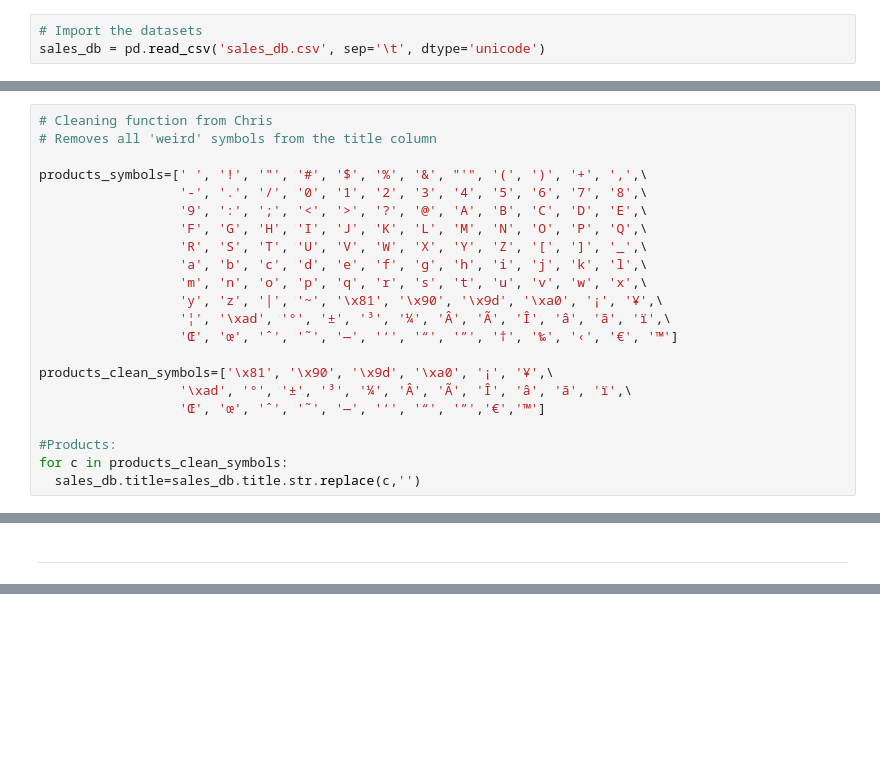
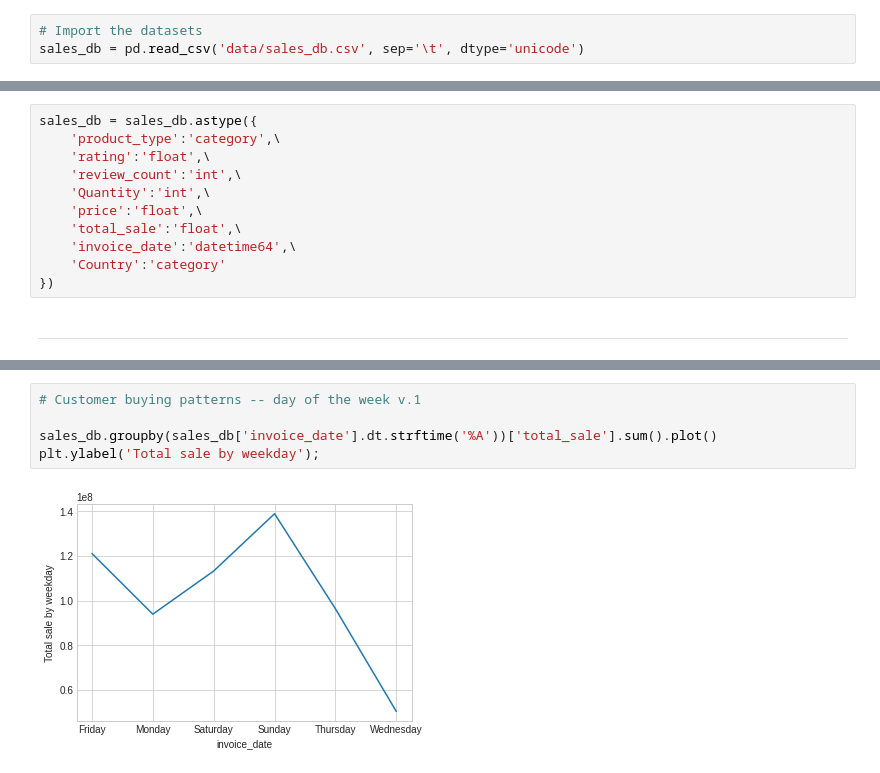
Before and after one commit to jmb-oddbook/ecom_project, a Jupyter notebook: ecom_viz.ipynb, the cells around one changed output, grey strips where cells are left out. Drawn from its saved outputs; the diff is of its cells as text; blank space fills up the shorter version.

Commit message:
Visualisations
Fixed typos in readme, first part of visualisations notebook

```diff
--- a/ecom_viz.ipynb
+++ b/ecom_viz.ipynb
@@ -11,7 +11,7 @@ from collections import Counter
 plt.style.use('seaborn-whitegrid')
 # %%
 # Import the datasets
-sales_db = pd.read_csv('sales_db.csv', sep='\t', dtype='unicode')
+sales_db = pd.read_csv('data/sales_db.csv', sep='\t', dtype='unicode')
 # %%
 sales_db.head(12)
 # %% [output]
@@ -28,25 +28,3 @@ sales_db.head(12)
 | 9 | B004JMZPJQ | 22366 | Case Logic DCB-308 SLR Camera Sli... | dslr camera | 4.3 | 925 | 78536593 | 2 | 49.99 | ... |
 | 10 | B07FSJXHY9 | 22519 | ESDDI Camera Tripod, DSLR Tripod ... | dslr camera | 4.8 | 338 | 78536593 | 6 | 64.86 | ... |
 | 11 | B007I5B3EW | 16168M | Ape Case Envoy Compact Messenger-... | dslr camera | 4.5 | 201 | 78536592 | 2 | 30.7 | ... |
-# %%
-# Cleaning function from Chris
-# Removes all 'weird' symbols from the title column
-
-products_symbols=[' ', '!', '"', '#', '$', '%', '&', "'", '(', ')', '+', ',',\
-                  '-', '.', '/', '0', '1', '2', '3', '4', '5', '6', '7', '8',\
-                  '9', ':', ';', '<', '>', '?', '@', 'A', 'B', 'C', 'D', 'E',\
-                  'F', 'G', 'H', 'I', 'J', 'K', 'L', 'M', 'N', 'O', 'P', 'Q',\
-                  'R', 'S', 'T', 'U', 'V', 'W', 'X', 'Y', 'Z', '[', ']', '_',\
-                  'a', 'b', 'c', 'd', 'e', 'f', 'g', 'h', 'i', 'j', 'k', 'l',\
-                  'm', 'n', 'o', 'p', 'q', 'r', 's', 't', 'u', 'v', 'w', 'x',\
-                  'y', 'z', '|', '~', '\x81', '\x90', '\x9d', '\xa0', '¡', '¥',\
-                  '¦', '\xad', '°', '±', '³', '¼', 'Â', 'Ã', 'Î', 'â', 'ã', 'ï',\
-                  'Œ', 'œ', 'ˆ', '˜', '—', '‘', '“', '”', '†', '‰', '‹', '€', '™']
-
-products_clean_symbols=['\x81', '\x90', '\x9d', '\xa0', '¡', '¥',\
-                  '\xad', '°', '±', '³', '¼', 'Â', 'Ã', 'Î', 'â', 'ã', 'ï',\
-                  'Œ', 'œ', 'ˆ', '˜', '—', '‘', '“', '”','€','™']
-
-#Products:
-for c in products_clean_symbols:
-  sales_db.title=sales_db.title.str.replace(c,'')
@@ -69,2 +48,13 @@ sales_db.head(12)
+# %%
+sales_db = sales_db.astype({
+    'product_type':'category',\
+    'rating':'float',\
+    'review_count':'int',\
+    'Quantity':'int',\
+    'price':'float',\
+    'total_sale':'float',\
+    'invoice_date':'datetime64',\
+    'Country':'category'
+})
 # %% [markdown]
 <hr>
@@ -70,0 +71,7 @@ sales_db.head(12)
+# %%
+# Customer buying patterns -- day of the week v.1
+
+sales_db.groupby(sales_db['invoice_date'].dt.strftime('%A'))['total_sale'].sum().plot()
+plt.ylabel('Total sale by weekday');
+# %% [output]
+[figure, added]
```
Also changed, not shown: parts of 14 cells of this notebook, 3 other files.
